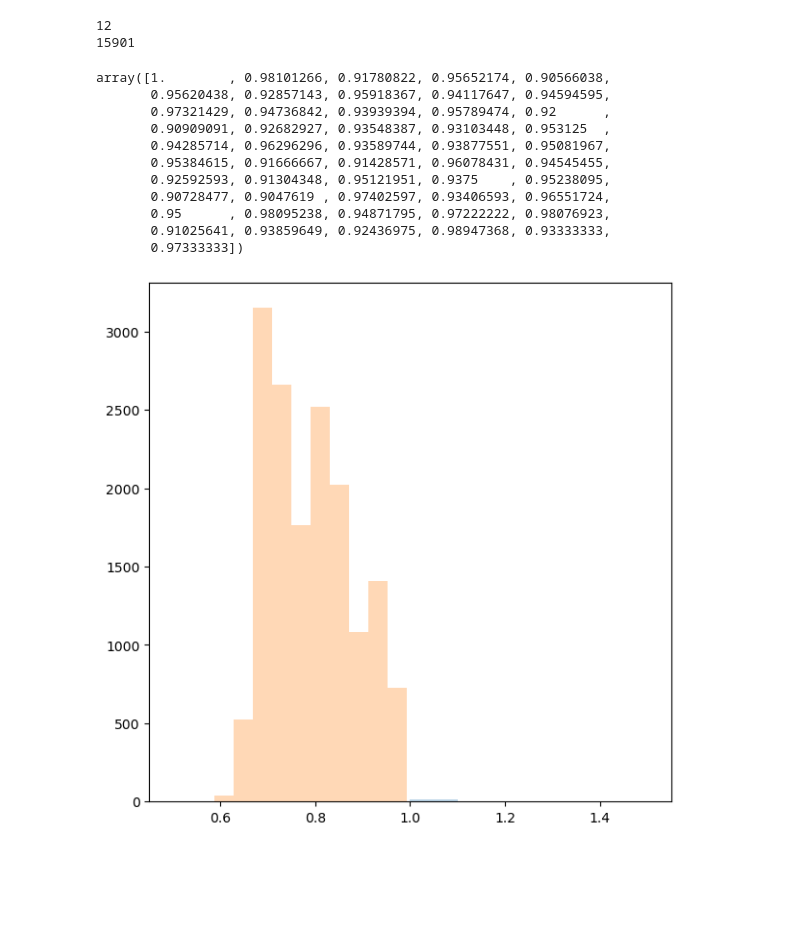
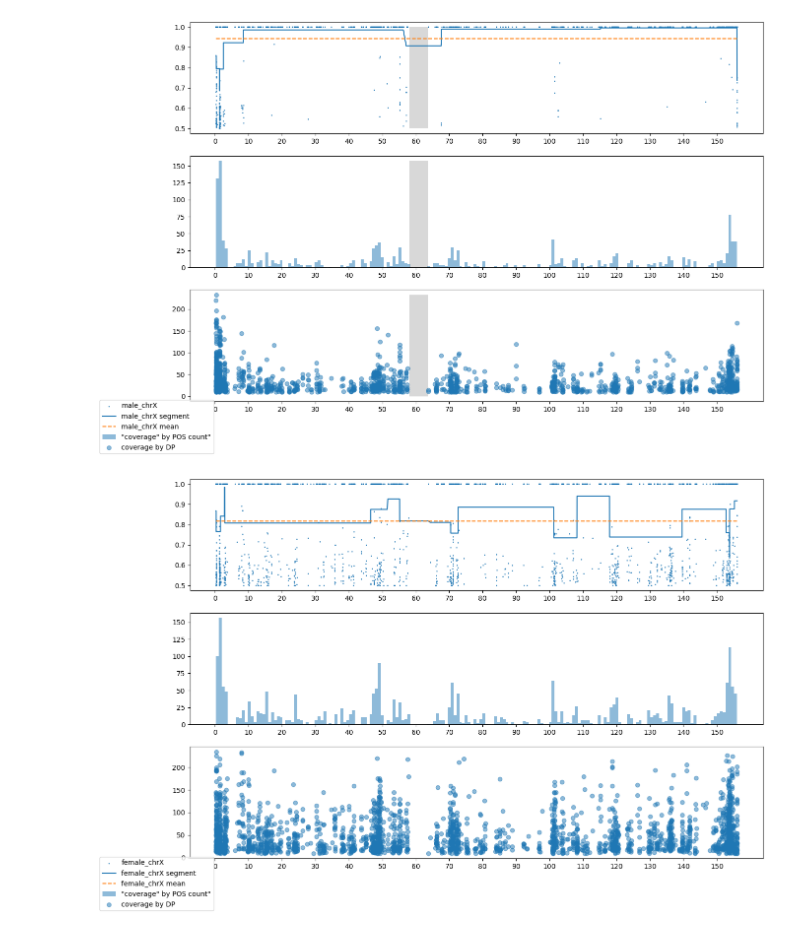
Before and after one commit to wwoskie/HaploGone, a Jupyter notebook: code/examples.ipynb, the cells around one changed output. Drawn from its saved outputs; the diff is of its cells as text; code cells hidden in the pictures; blank space fills up the shorter version.

```diff
--- a/code/examples.ipynb
+++ b/code/examples.ipynb
@@ -23,14 +21,0 @@ male_gatk = process_vcf_baf(male_gatk)
-# %%
-female = segment_baf(female[female["#CHROM"] == "chr17"], shuffles=5000, p=1e-100)
-male = segment_baf(male[male["#CHROM"] == "chr17"], shuffles=5000, p=1e-100)
-print(female["BAF_segment"].unique().shape)
-print(male["BAF_segment"].unique().shape)
-
-female_gatk = segment_baf(
-    female_gatk[female_gatk["#CHROM"] == "chr17"], shuffles=5000, p=1e-100
-)
-male_gatk = segment_baf(
-    male_gatk[male_gatk["#CHROM"] == "chr17"], shuffles=5000, p=1e-100
-)
-print(female_gatk["BAF_segment"].unique().shape)
-print(male_gatk["BAF_segment"].unique().shape)
@@ -228,47 +22,19 @@ print(sum(y))
-# %%
-X = np.array(male["BAF"])
-gmm = GaussianMixture(n_components=2).fit(X.reshape(-1, 1))
-
-X = np.array(male["BAF_segment"])
-male["pred"] = y = gmm.predict(X.reshape(-1, 1))
-
-# X = np.array(female["BAF_segment"])
-# y = gmm.predict(X.reshape(-1, 1))
-# print(sum(y))
-# %%
-mask_0 = y == 0
-mask_1 = y == 1
-print(sum(mask_0))
-print(sum(mask_1))
-# %% [output]
-12
-15901
-# %%
-male["BAF"][0.9 < male["BAF"]].unique()
-# %% [output]
-array([1.        , 0.98101266, 0.91780822, 0.95652174, 0.90566038,
-       0.95620438, 0.92857143, 0.95918367, 0.94117647, 0.94594595,
-       0.97321429, 0.94736842, 0.93939394, 0.95789474, 0.92      ,
-       0.90909091, 0.92682927, 0.93548387, 0.93103448, 0.953125  ,
-       0.94285714, 0.96296296, 0.93589744, 0.93877551, 0.95081967,
-       0.95384615, 0.91666667, 0.91428571, 0.96078431, 0.94545455,
-       0.92592593, 0.91304348, 0.95121951, 0.9375    , 0.95238095,
-       0.90728477, 0.9047619 , 0.97402597, 0.93406593, 0.96551724,
-       0.95      , 0.98095238, 0.94871795, 0.97222222, 0.98076923,
-       0.91025641, 0.93859649, 0.92436975, 0.98947368, 0.93333333,
-       0.97333333])
-# %%
-fig = plt.figure(figsize=(7, 7))
-ax1 = fig.add_subplot(111)
-
-ax1.hist(male["BAF_segment"][male["pred"] == 0], bins=10, label=f"0", alpha=0.3)
-ax1.hist(
-    male["BAF_segment"][male["pred"] == 1],
-    bins=10,
-    label=f"1",
-    alpha = 0.3
-
-)
-plt.show()
-# %% [output]
-[figure, removed]
+# %%
+ber_chr20 = read_and_segment("../../bioinf_semester_project/vcf_dels/ber_chr20.vcf")
+el_chr2 = read_and_segment("../../bioinf_semester_project/vcf_dels/el_chr2.vcf")
+em_chr15 = read_and_segment("../../bioinf_semester_project/vcf_dels/em_chr15.vcf")
+er_chr1 = read_and_segment("../../bioinf_semester_project/vcf_dels/er_chr1.vcf")
+ok_chr1 = read_and_segment("../../bioinf_semester_project/vcf_dels/ok_chr1.vcf")
+# %%
+plot_chromosome(male, "male_chrX", "chrX")
+plot_chromosome(female, "female_chrX", "chrX")
+plot_chromosome(male_gatk, "male_gatk_chrX", "chrX")
+plot_chromosome(female_gatk, "female_gatk_chrX", "chrX")
+plot_chromosome(ber_chr20, "ber_chr20", "chr20")
+plot_chromosome(el_chr2, "el_chr2", "chr2")
+plot_chromosome(em_chr15, "em_chr15", "chr15")
+plot_chromosome(er_chr1, "er_chr1", "chr1")
+plot_chromosome(ok_chr1, "ok_chr1", "chr1")
+# %% [output]
+[figure, added]
+[figure, added]
```
Also changed, not shown: parts of 13 cells of this notebook.
